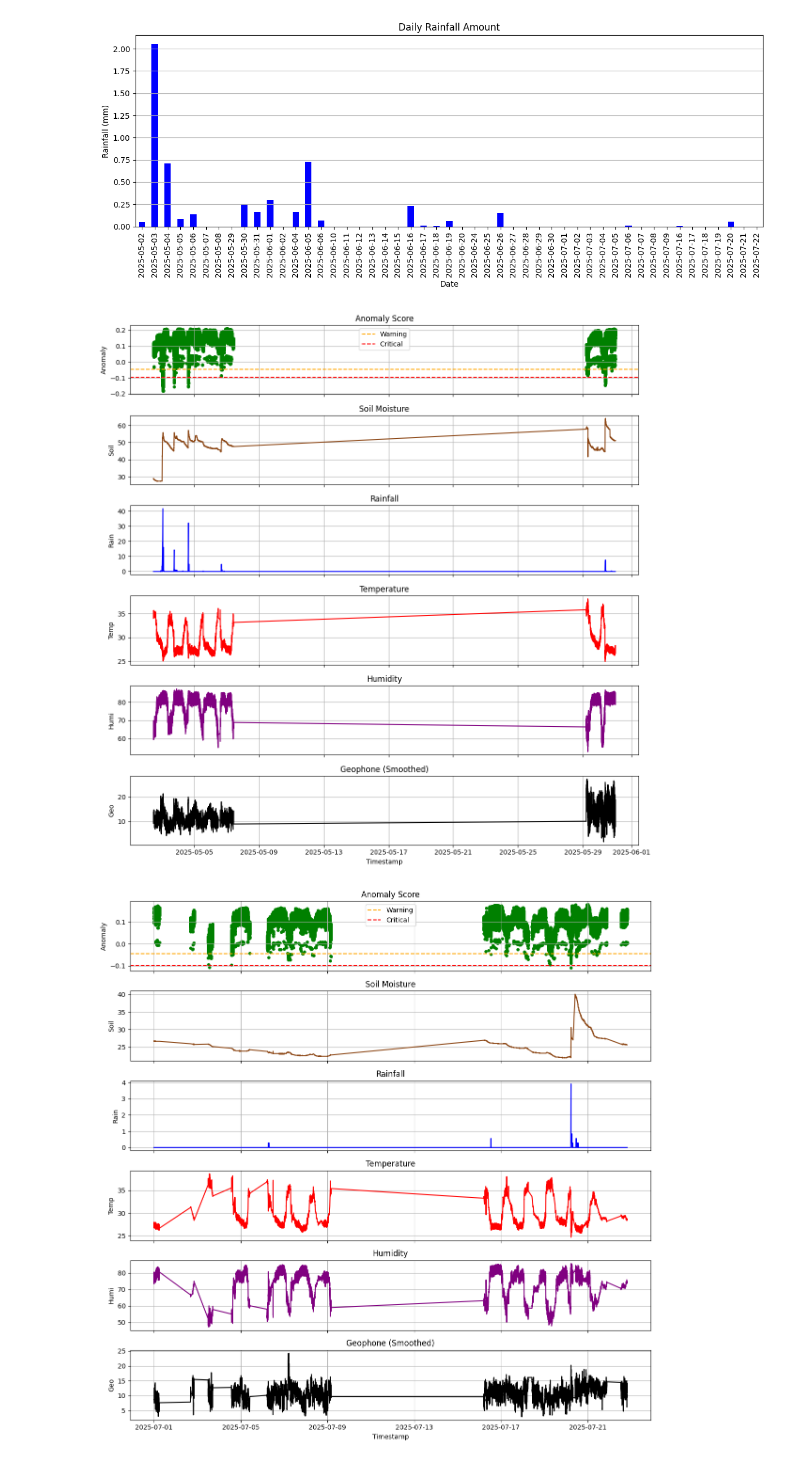
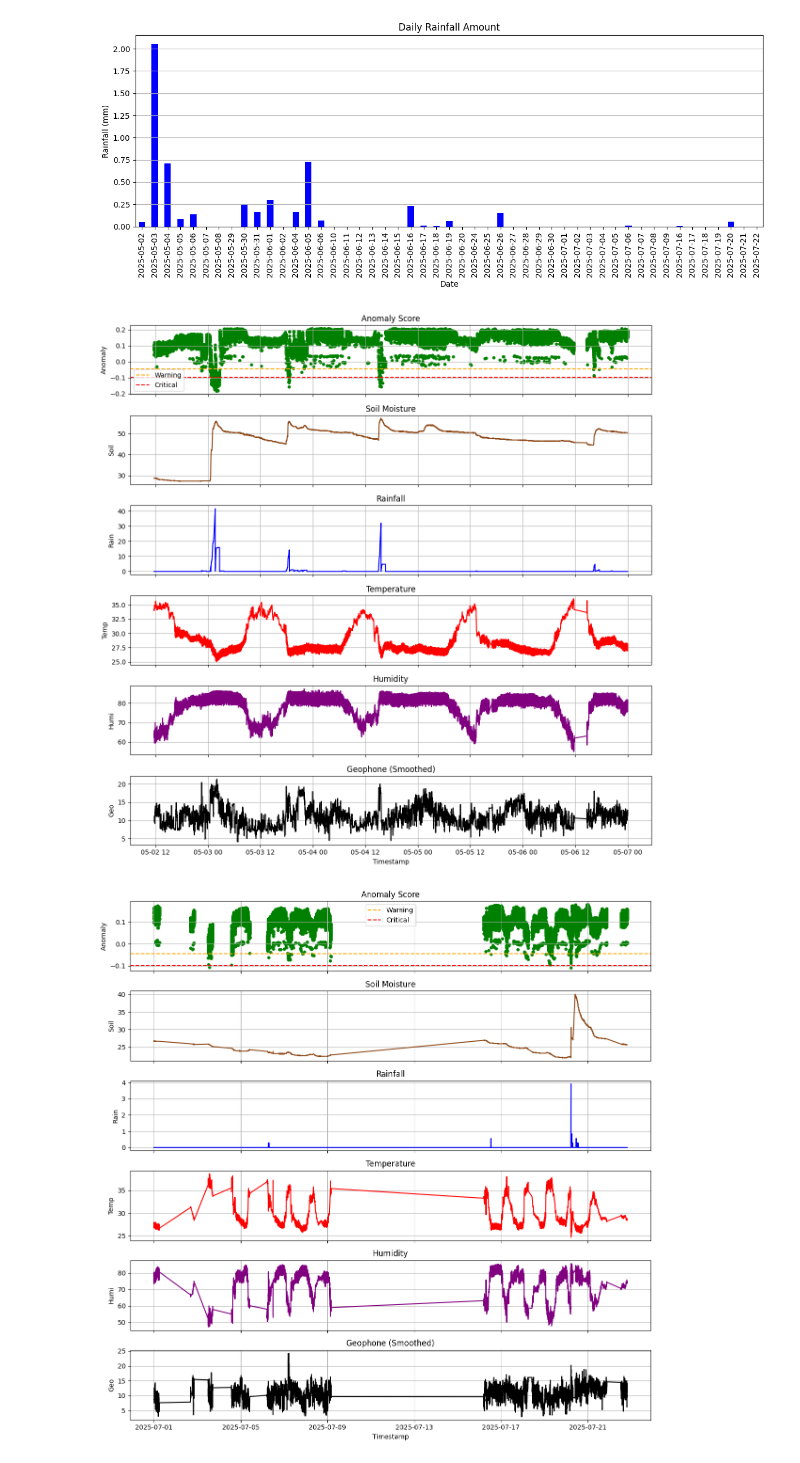
Before and after one commit to Ahmadaduwa/Landslide, a Jupyter notebook: models/IsalationForest/Isolation_Forest_Validate_Fit.ipynb, the cells around one changed output. Drawn from its saved outputs; the diff is of its cells as text; code cells hidden in the pictures.

```diff
--- a/models/IsalationForest/Isolation_Forest_Validate_Fit.ipynb
+++ b/models/IsalationForest/Isolation_Forest_Validate_Fit.ipynb
@@ -745,7 +745,7 @@ plt.show()
 df_val['timestamp'] = pd.to_datetime(df_val['timestamp'])
 df_dev = df_val.set_index('timestamp').sort_index()
 df_dev = df_dev[df_dev['devID'] == 101.0]
-df_range = df_dev.loc["2025-05-02":"2025-05-30"]
+df_range = df_dev.loc["2025-05-02":"2025-05-06"]
 
 # สร้าง subplot 6 แถว
 fig, axs = plt.subplots(6, 1, figsize=(12, 12), sharex=True)
@@ -768,34 +768,34 @@ axs[1].grid(True)
 # Plot 3: Rain
 axs[2].plot(df_range.index, df_range['rain'], color='blue')
 axs[2].set_ylabel("Rain")
 axs[2].set_title("Rainfall")
 axs[2].grid(True)
 
 # Plot 4: Temp
 axs[3].plot(df_range.index, df_range['temp'], color='red')
 axs[3].set_ylabel("Temp")
 axs[3].set_title("Temperature")
 axs[3].grid(True)
 
 # Plot 5: Humi
 axs[4].plot(df_range.index, df_range['humi'], color='purple')
 axs[4].set_ylabel("Humi")
 axs[4].set_title("Humidity")
 axs[4].grid(True)
 
 window_size = 20  # ลองปรับค่าตามความเหมาะสม เช่น 10, 50, 100
 smoothed_geo = df_range['geo'].rolling(window=window_size).mean()
 
 axs[5].plot(df_range.index, smoothed_geo, color='black')
 axs[5].set_ylabel("Geo")
 axs[5].set_title("Geophone (Smoothed)")
 axs[5].grid(True)
 
 plt.xlabel("Timestamp")
 plt.tight_layout()
 plt.show()
 # %% [output]
-[figure, old version]
+[figure, new version]
 # %%
 df_val['timestamp'] = pd.to_datetime(df_val['timestamp'])
 df_dev = df_val.set_index('timestamp').sort_index()
```
Also changed, not shown: parts of 4 cells of this notebook, 27 other files.
